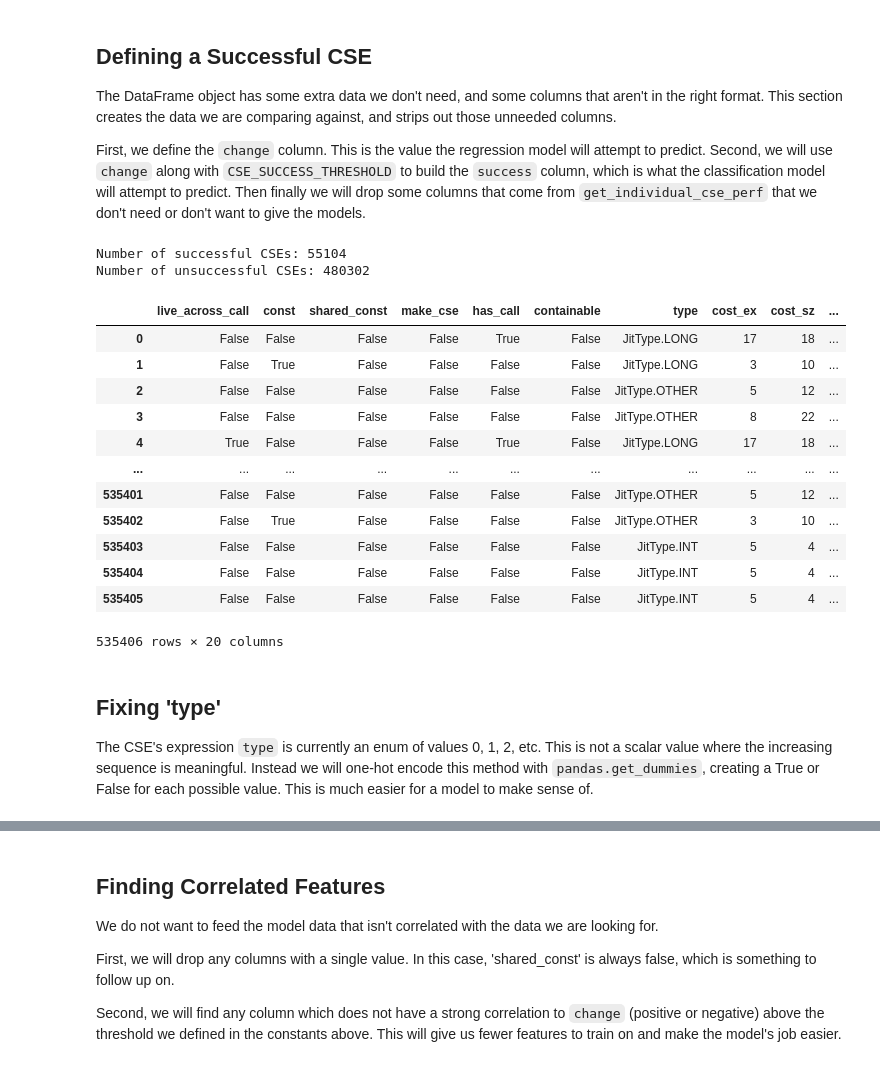
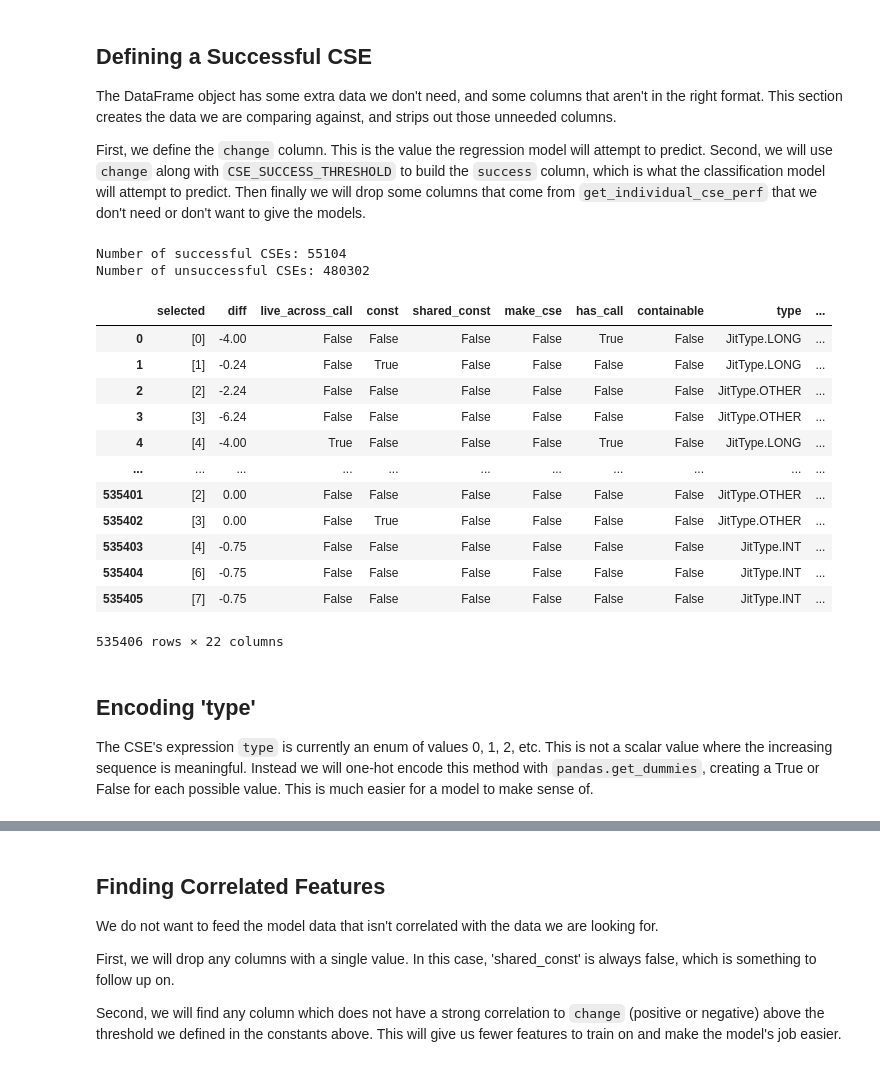
Before and after one commit to leculver/jitml, a Jupyter notebook: notebooks/00_random_forest.ipynb, the cells around one changed output, grey strips where cells are left out. Saved outputs shown, nothing was run; the diff lists cells and outputs as text; code cells hidden in the pictures.

Commit message:
Explore CSE Decisions and Neural Networks (#11)
* Add models/ to the ignore list

* Add multi-dataset

* Add CSE selection notebook

```diff
--- a/notebooks/00_random_forest.ipynb
+++ b/notebooks/00_random_forest.ipynb
@@ -122,38 +115,40 @@ The DataFrame object has some extra data we don't need, and some columns that ar
 
 First, we define the `change` column.  This is the value the regression model will attempt to predict.  Second, we will use `change` along with  `CSE_SUCCESS_THRESHOLD` to build the `success` column, which is what the classification model will attempt to predict.  Then finally we will drop some columns that come from `get_individual_cse_perf` that we don't need or don't want to give the models.
 # %%
-# Build a new column 'success' which is True if the difference in perf_score is below the threshold
+# Build a column 'change' which is the % change in perf score for a regression model.
+cse_df['change'] = (cse_df['cse_score'] - cse_df['no_cse_score']) / cse_df['no_cse_score']
 
-cse_df['change'] = cse_df['cse_score'] - cse_df['no_cse_score']
-cse_df['success'] = cse_df['change'] < CSE_SUCCESS_THRESHOLD
+# Build a new column 'success' which is True if the difference in perf_score is below the threshold,
+# this is our target variable for the classification model.
+cse_df['success'] = cse_df['cse_score'] - cse_df['no_cse_score'] < CSE_SUCCESS_THRESHOLD
 
 print(f"Number of successful CSEs: {cse_df['success'].sum()}")
 print(f"Number of unsuccessful CSEs: {len(cse_df) - cse_df['success'].sum()}")
 
 # Filter out columns we don't need.
 to_filter_out = ['method', 'cse_index', 'cse_score', 'no_cse_score', 'heuristic_score', 'heuristic_selected', 'index',
                  'applied', 'viable']
 
 cse_df.drop(columns=to_filter_out, inplace=True)
 cse_df
 # %% [output]
 Number of successful CSEs: 55104
 Number of unsuccessful CSEs: 480302
-|  | live_across_call | const | shared_const | make_cse | has_call | containable | type | cost_ex | cost_sz | ... |
-| 0 | False | False | False | False | True | False | JitType.LONG | 17 | 18 | ... |
-| 1 | False | True | False | False | False | False | JitType.LONG | 3 | 10 | ... |
-| 2 | False | False | False | False | False | False | JitType.OTHER | 5 | 12 | ... |
-| 3 | False | False | False | False | False | False | JitType.OTHER | 8 | 22 | ... |
-| 4 | True | False | False | False | True | False | JitType.LONG | 17 | 18 | ... |
+|  | selected | diff | live_across_call | const | shared_const | make_cse | has_call | containable | type | ... |
+| 0 | [0] | -4.00 | False | False | False | False | True | False | JitType.LONG | ... |
+| 1 | [1] | -0.24 | False | True | False | False | False | False | JitType.LONG | ... |
+| 2 | [2] | -2.24 | False | False | False | False | False | False | JitType.OTHER | ... |
+| 3 | [3] | -6.24 | False | False | False | False | False | False | JitType.OTHER | ... |
+| 4 | [4] | -4.00 | True | False | False | False | True | False | JitType.LONG | ... |
 | ... | ... | ... | ... | ... | ... | ... | ... | ... | ... | ... |
-| 535401 | False | False | False | False | False | False | JitType.OTHER | 5 | 12 | ... |
-| 535402 | False | True | False | False | False | False | JitType.OTHER | 3 | 10 | ... |
-| 535403 | False | False | False | False | False | False | JitType.INT | 5 | 4 | ... |
-| 535404 | False | False | False | False | False | False | JitType.INT | 5 | 4 | ... |
-| 535405 | False | False | False | False | False | False | JitType.INT | 5 | 4 | ... |
+| 535401 | [2] | 0.00 | False | False | False | False | False | False | JitType.OTHER | ... |
+| 535402 | [3] | 0.00 | False | True | False | False | False | False | JitType.OTHER | ... |
+| 535403 | [4] | -0.75 | False | False | False | False | False | False | JitType.INT | ... |
+| 535404 | [6] | -0.75 | False | False | False | False | False | False | JitType.INT | ... |
+| 535405 | [7] | -0.75 | False | False | False | False | False | False | JitType.INT | ... |
-535406 rows × 20 columns
+535406 rows × 22 columns
 # %% [markdown]
-## Fixing 'type'
+## Encoding 'type'
 
 The CSE's expression `type` is currently an enum of values 0, 1, 2, etc.  This is not a scalar value where the increasing sequence is meaningful.  Instead we will one-hot encode this method with `pandas.get_dummies`, creating a True or False for each possible value.  This is much easier for a model to make sense of.
 # %%
```
Also changed, not shown: parts of 7 cells of this notebook, 6 other files.
